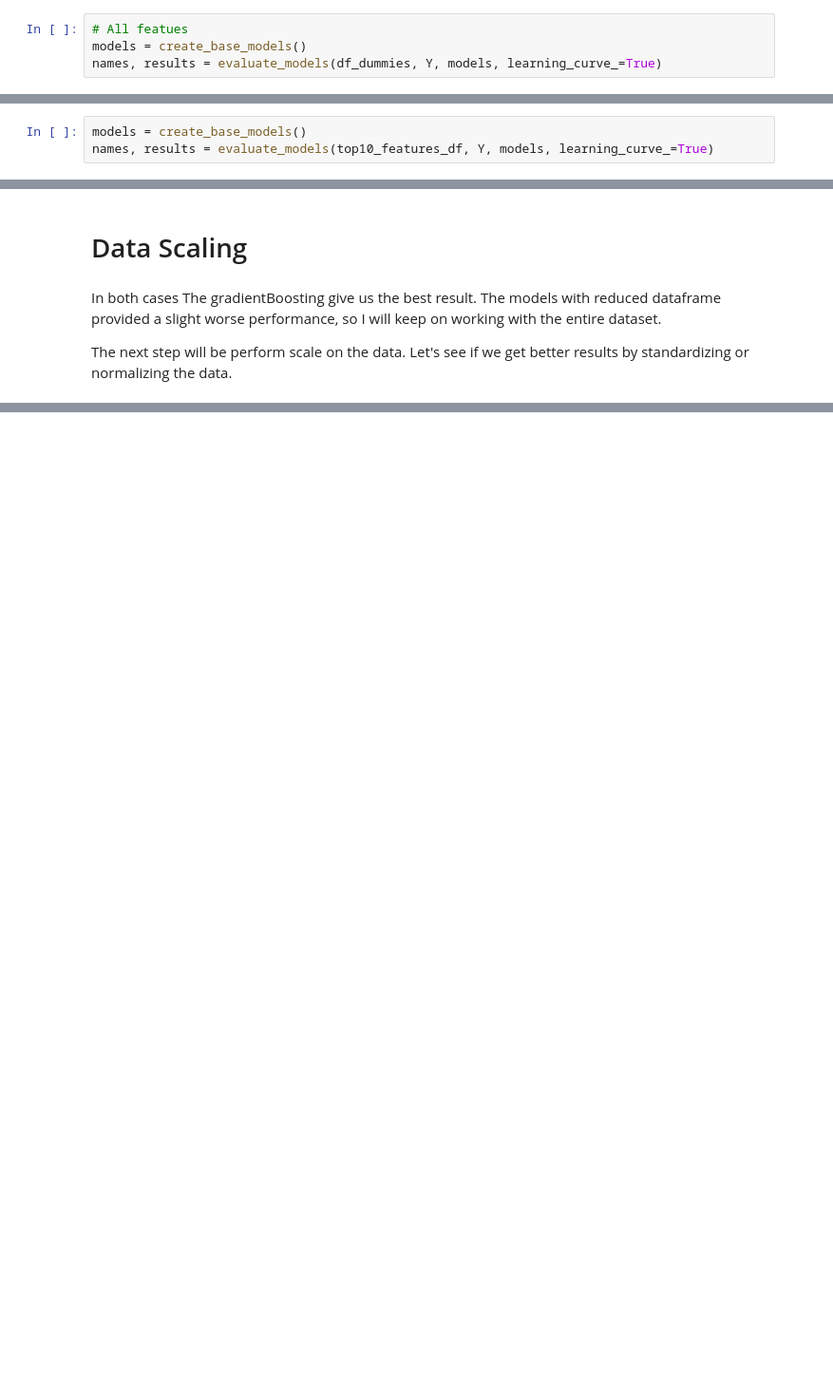
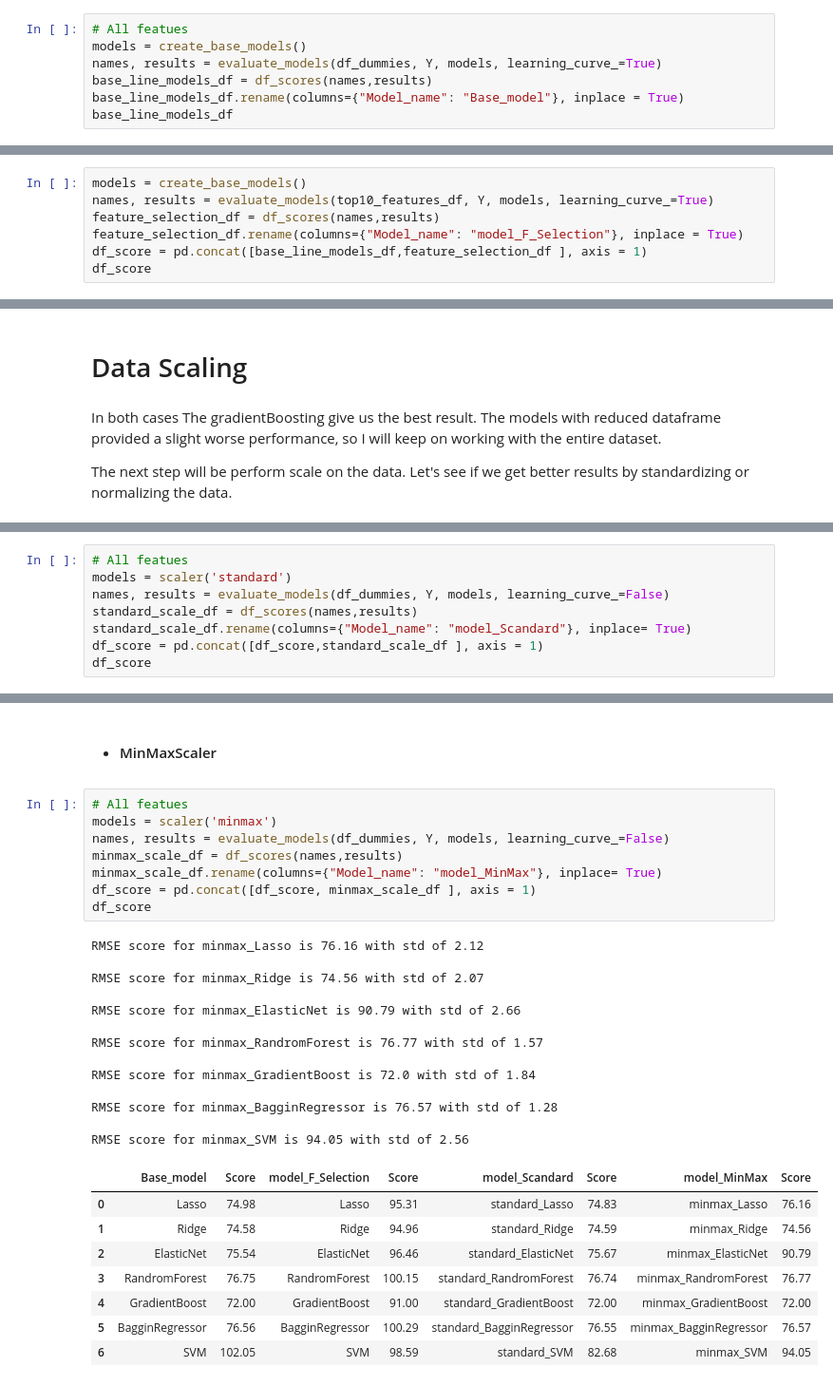
Before and after one commit to jmcabreira-zz/Data-Science-Projects, a Jupyter notebook: Student_grade_prediction_ENEM/Student_grade_prediction.ipynb, the cells around one changed output, grey strips where cells are left out. Shown at 95% size. Saved outputs shown, nothing was run; the diff lists cells and outputs as text; blank space fills up the shorter version.

Commit message:
feat: Add scaled models - StandardScaler and MinMaxScaler

```diff
--- a/Student_grade_prediction_ENEM/Student_grade_prediction.ipynb
+++ b/Student_grade_prediction_ENEM/Student_grade_prediction.ipynb
@@ -433,6 +435,9 @@ seed = 42
 # All featues
 models = create_base_models()
 names, results = evaluate_models(df_dummies, Y, models, learning_curve_=True)
+base_line_models_df = df_scores(names,results)
+base_line_models_df.rename(columns={"Model_name": "Base_model"}, inplace = True)
+base_line_models_df
 # %% [output]
 RMSE score for Lasso is 74.98 with std of 1.65
 [figure]
@@ -462,6 +466,10 @@ Top 10 features:
 # %%
 models = create_base_models()
 names, results = evaluate_models(top10_features_df, Y, models, learning_curve_=True)
+feature_selection_df = df_scores(names,results)
+feature_selection_df.rename(columns={"Model_name": "model_F_Selection"}, inplace = True)
+df_score = pd.concat([base_line_models_df,feature_selection_df ], axis = 1)
+df_score
 # %% [output]
 RMSE score for Lasso is 95.31 with std of 2.47
 [figure]
@@ -485,0 +495,8 @@ The next step will be perform scale on the data. Let's see if we get better resu
+# %%
+# All featues
+models = scaler('standard')
+names, results = evaluate_models(df_dummies, Y, models, learning_curve_=False)
+standard_scale_df = df_scores(names,results)
+standard_scale_df.rename(columns={"Model_name": "model_Scandard"}, inplace= True)
+df_score = pd.concat([df_score,standard_scale_df ], axis = 1)
+df_score
@@ -485,0 +525,32 @@ The next step will be perform scale on the data. Let's see if we get better resu
+# %% [markdown]
+- #### MinMaxScaler
+# %%
+# All featues
+models = scaler('minmax')
+names, results = evaluate_models(df_dummies, Y, models, learning_curve_=False)
+minmax_scale_df = df_scores(names,results)
+minmax_scale_df.rename(columns={"Model_name": "model_MinMax"}, inplace= True)
+df_score = pd.concat([df_score, minmax_scale_df ], axis = 1)
+df_score
+# %% [output]
+RMSE score for minmax_Lasso is 76.16 with std of 2.12
+
+RMSE score for minmax_Ridge is 74.56 with std of 2.07
+
+RMSE score for minmax_ElasticNet is 90.79 with std of 2.66
+
+RMSE score for minmax_RandromForest is 76.77 with std of 1.57
+
+RMSE score for minmax_GradientBoost is 72.0 with std of 1.84
+
+RMSE score for minmax_BagginRegressor is 76.57 with std of 1.28
+
+RMSE score for minmax_SVM is 94.05 with std of 2.56
+|  | Base_model | Score | model_F_Selection | Score | model_Scandard | Score | model_MinMax | Score |
+| 0 | Lasso | 74.98 | Lasso | 95.31 | standard_Lasso | 74.83 | minmax_Lasso | 76.16 |
+| 1 | Ridge | 74.58 | Ridge | 94.96 | standard_Ridge | 74.59 | minmax_Ridge | 74.56 |
+| 2 | ElasticNet | 75.54 | ElasticNet | 96.46 | standard_ElasticNet | 75.67 | minmax_ElasticNet | 90.79 |
+| 3 | RandromForest | 76.75 | RandromForest | 100.15 | standard_RandromForest | 76.74 | minmax_RandromForest | 76.77 |
+| 4 | GradientBoost | 72.00 | GradientBoost | 91.00 | standard_GradientBoost | 72.00 | minmax_GradientBoost | 72.00 |
+| 5 | BagginRegressor | 76.56 | BagginRegressor | 100.29 | standard_BagginRegressor | 76.55 | minmax_BagginRegressor | 76.57 |
+| 6 | SVM | 102.05 | SVM | 98.59 | standard_SVM | 82.68 | minmax_SVM | 94.05 |
```
Also changed, not shown: parts of 6 cells of this notebook.
